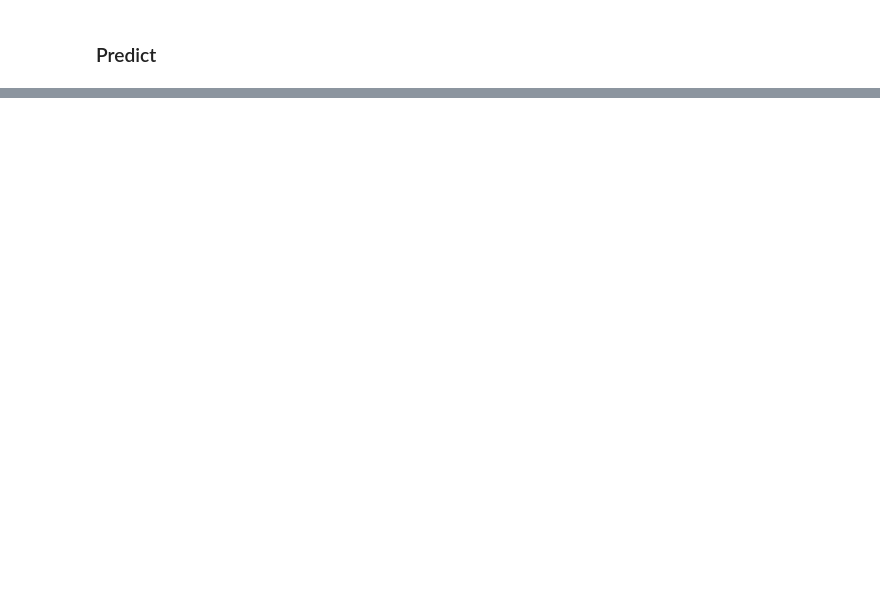
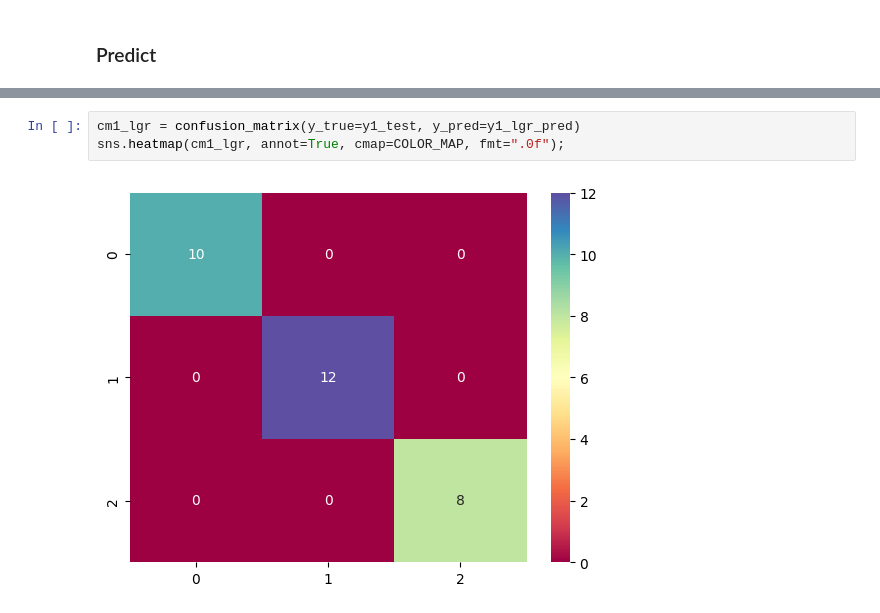
Before and after one commit to thaiduongngo/sunrise-notebooks, a Jupyter notebook: notebooks/ml_logistic_regression.ipynb, the cells around one changed output, grey strips where cells are left out. Drawn from its saved outputs; the diff is of its cells as text; blank space fills up the shorter version.

```diff
--- a/notebooks/ml_logistic_regression.ipynb
+++ b/notebooks/ml_logistic_regression.ipynb
@@ -49,0 +76,5 @@ array([[9.81557828e-01, 1.84421577e-02, 1.45107744e-08],
+# %%
+cm1_lgr = confusion_matrix(y_true=y1_test, y_pred=y1_lgr_pred)
+sns.heatmap(cm1_lgr, annot=True, cmap=COLOR_MAP, fmt=".0f");
+# %% [output]
+[figure, added]
```
Also changed, not shown: parts of 16 cells of this notebook, 2 other files.
